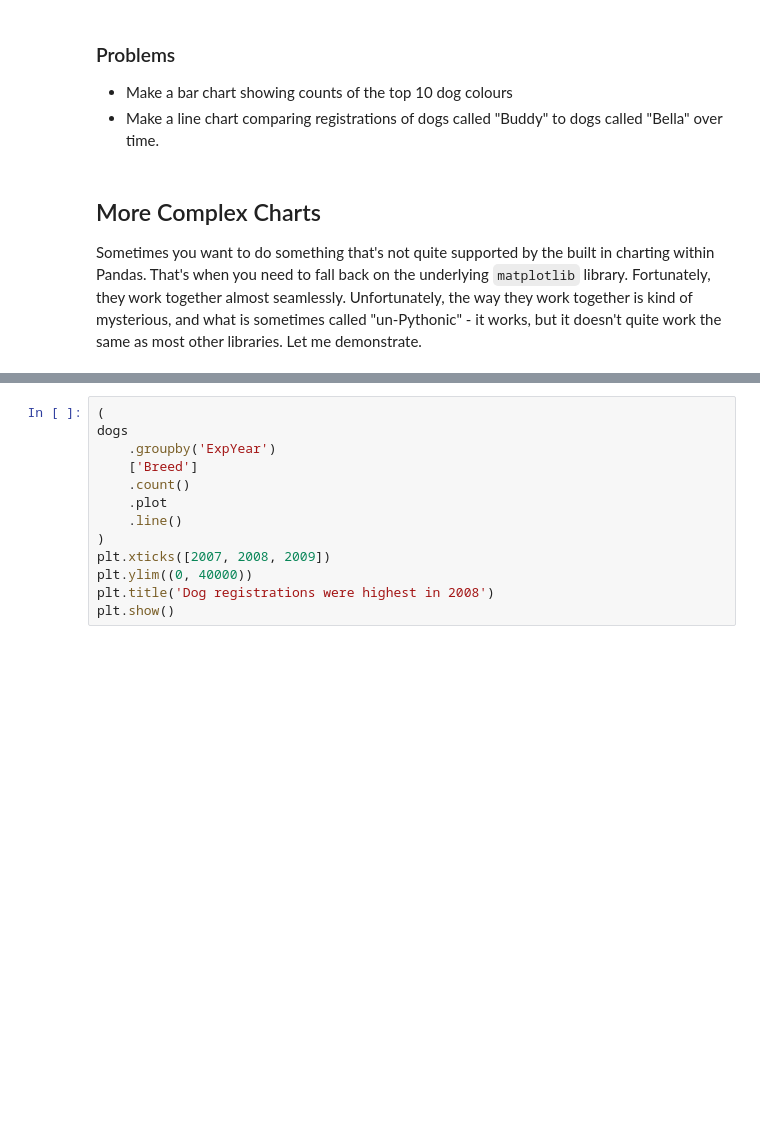
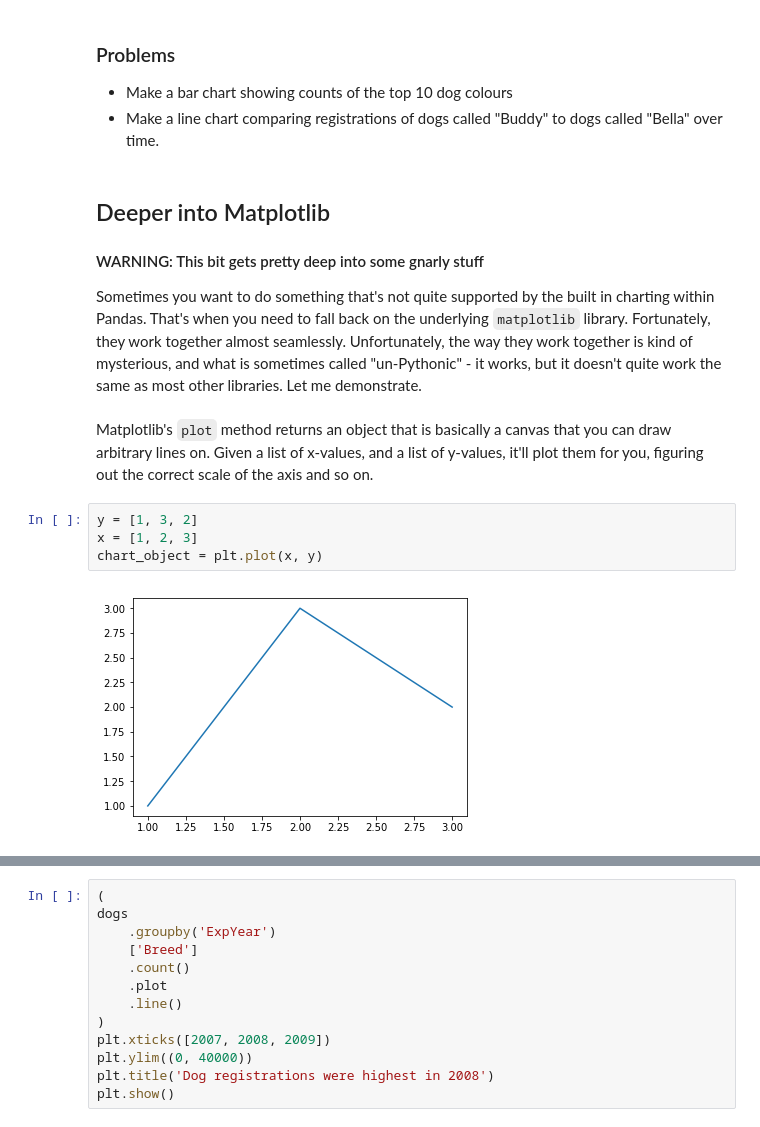
Before and after one commit to SimonCarryer/pandas_tutorial, a Jupyter notebook: Part Six - Charts.ipynb, the cells around one changed output, grey strips where cells are left out. Saved outputs shown, nothing was run; the diff lists cells and outputs as text; blank space fills up the shorter version.

```diff
--- a/Part Six - Charts.ipynb
+++ b/Part Six - Charts.ipynb
@@ -117,6 +150,16 @@ dogs
 * Make a bar chart showing counts of the top 10 dog colours
 * Make a line chart comparing registrations of dogs called "Buddy" to dogs called "Bella" over time.
 # %% [markdown]
-## More Complex Charts
+## Deeper into Matplotlib
+
+#### WARNING: This bit gets pretty deep into some gnarly stuff
 
 Sometimes you want to do something that's not quite supported by the built in charting within Pandas. That's when you need to fall back on the underlying `matplotlib` library. Fortunately, they work together almost seamlessly. Unfortunately, the way they work together is kind of mysterious, and what is sometimes called "un-Pythonic" - it works, but it doesn't quite work the same as most other libraries. Let me demonstrate.
+# %% [markdown]
+Matplotlib's `plot` method returns an object that is basically a canvas that you can draw arbitrary lines on. Given a list of x-values, and a list of y-values, it'll plot them for you, figuring out the correct scale of the axis and so on.
+# %%
+y = [1, 3, 2]
+x = [1, 2, 3]
+chart_object = plt.plot(x, y)
+# %% [output]
+[figure, added]
```
Also changed, not shown: parts of 37 cells of this notebook, 5 other files.
